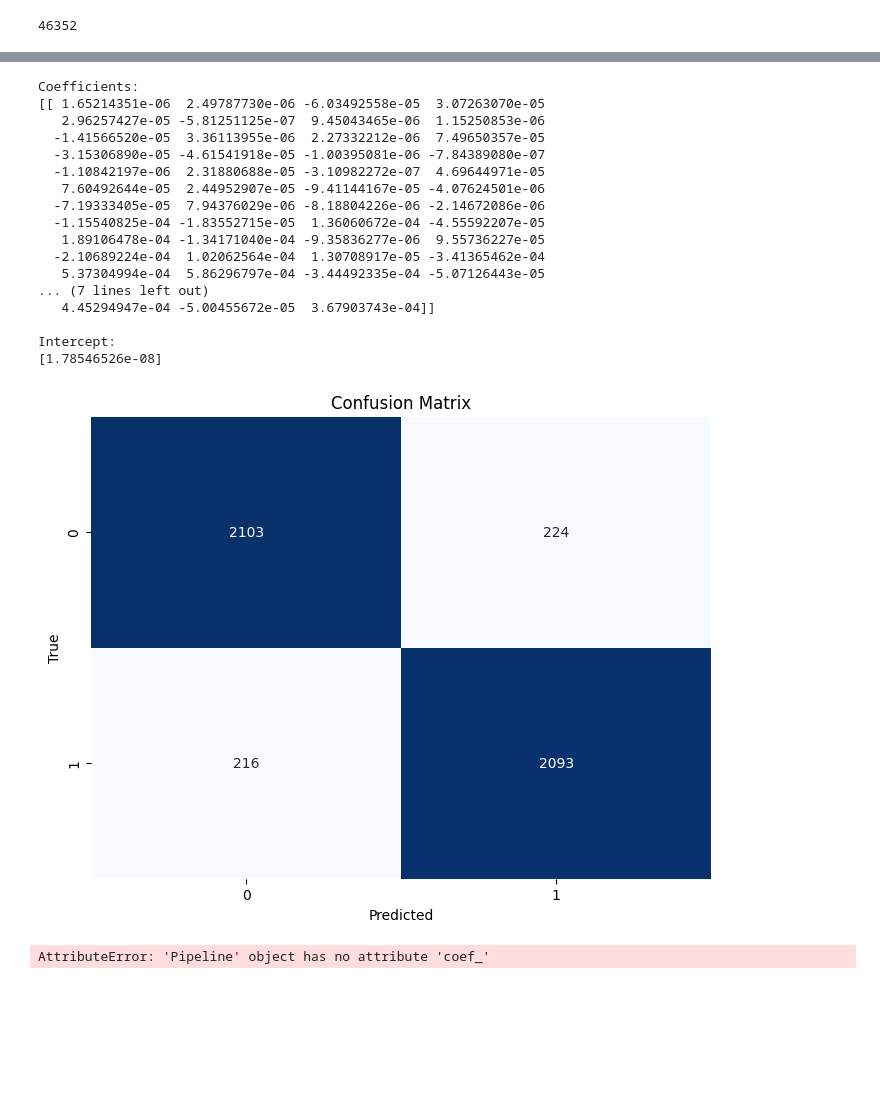
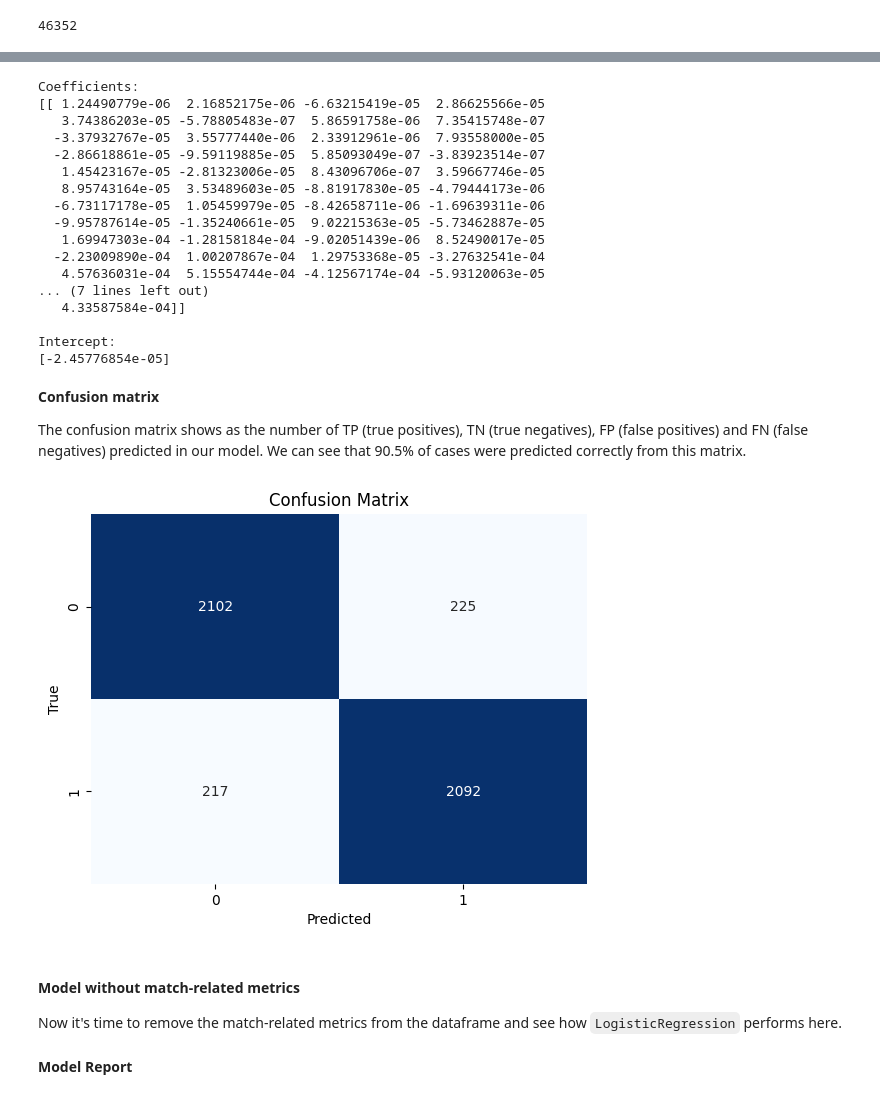
Before and after one commit to komorn/Data-Science-report, a Jupyter notebook: tennis_matches_exploration.ipynb, the cells around one changed output, grey strips where cells are left out. Saved outputs shown, nothing was run; the diff lists cells and outputs as text; code cells hidden in the pictures; blank space fills up the shorter version.

Commit message:
Final report refinements

```diff
--- a/tennis_matches_exploration.ipynb
+++ b/tennis_matches_exploration.ipynb
@@ -895,6 +801,6 @@ These are: `score`, `higher_ranked_winner`, `num_games`.
 # %%
 columns_to_drop = ['match_num', 'tourney_id', 'tourney_name', 'winner_name', 'loser_name',
-                   'winner_ioc', 'loser_ioc', 'round', 'score', 'higher_ranked_winner', 'num_games']
+                   'winner_ioc', 'loser_ioc', 'round', 'score', 'higher_ranked_winner', 'num_games', 'rank_difference', 'year']
 
 merged_df.drop(columns=columns_to_drop, inplace=True)
 # %% [markdown]
@@ -926,7 +838,7 @@ merged_df.shape[0]
 new_df = merged_df
 columns = merged_df.columns.values
 # %%
-col = np.r_[np.arange(0, 4), np.arange(10, 16), np.arange(4, 10), np.arange(16, 18), np.arange(27, 36), np.arange(18, 27),  np.arange(38, 40), np.arange(36, 38), np.arange(40, 42)]
+col = np.r_[np.arange(0, 4), np.arange(10, 16), np.arange(4, 10), np.arange(16, 18), np.arange(27, 36), np.arange(18, 27),  np.arange(38, 40), np.arange(36, 38)]
 merged_df.iloc[indexes] = merged_df[columns[col]].iloc[indexes]
 # %%
 target = np.ones(merged_df.shape[0])
@@ -1061,34 +973,40 @@ if hasattr(pipeline.named_steps['classifier'], 'coef_'):
     print(intercept)
 # %% [output]
 Coefficients:
-[[ 1.65214351e-06  2.49787730e-06 -6.03492558e-05  3.07263070e-05
-   2.96257427e-05 -5.81251125e-07  9.45043465e-06  1.15250853e-06
-  -1.41566520e-05  3.36113955e-06  2.27332212e-06  7.49650357e-05
-  -3.15306890e-05 -4.61541918e-05 -1.00395081e-06 -7.84389080e-07
-  -1.10842197e-06  2.31880688e-05 -3.10982272e-07  4.69644971e-05
-   7.60492644e-05  2.44952907e-05 -9.41144167e-05 -4.07624501e-06
-  -7.19333405e-05  7.94376029e-06 -8.18804226e-06 -2.14672086e-06
-  -1.15540825e-04 -1.83552715e-05  1.36060672e-04 -4.55592207e-05
-   1.89106478e-04 -1.34171040e-04 -9.35836277e-06  9.55736227e-05
-  -2.10689224e-04  1.02062564e-04  1.30708917e-05 -3.41365462e-04
-   5.37304994e-04  5.86296797e-04 -3.44492335e-04 -5.07126443e-05
+[[ 1.24490779e-06  2.16852175e-06 -6.63215419e-05  2.86625566e-05
+   3.74386203e-05 -5.78805483e-07  5.86591758e-06  7.35415748e-07
+  -3.37932767e-05  3.55777440e-06  2.33912961e-06  7.93558000e-05
+  -2.86618861e-05 -9.59119885e-05  5.85093049e-07 -3.83923514e-07
+   1.45423167e-05 -2.81323006e-05  8.43096706e-07  3.59667746e-05
+   8.95743164e-05  3.53489603e-05 -8.81917830e-05 -4.79444173e-06
+  -6.73117178e-05  1.05459979e-05 -8.42658711e-06 -1.69639311e-06
+  -9.95787614e-05 -1.35240661e-05  9.02215363e-05 -5.73462887e-05
+   1.69947303e-04 -1.28158184e-04 -9.02051439e-06  8.52490017e-05
+  -2.23009890e-04  1.00207867e-04  1.29753368e-05 -3.27632541e-04
+   4.57636031e-04  5.15554744e-04 -4.12567174e-04 -5.93120063e-05
 ... (7 lines left out)
-   4.45294947e-04 -5.00455672e-05  3.67903743e-04]]
+   4.33587584e-04]]
 
 Intercept:
-[1.78546526e-08]
+[-2.45776854e-05]
+# %% [markdown]
+**Confusion matrix**
+
+The confusion matrix shows as the number of TP (true positives), TN (true negatives), FP (false positives) and FN (false negatives) predicted in our model. We can see that 90.5% of cases were predicted correctly from this matrix.
 # %%
 import seaborn as sns
 
-plt.figure(figsize=(8, 6))
+plt.figure(figsize=(6.4, 4.8))
 sns.heatmap(confusion_mat, annot=True, fmt='d', cmap='Blues', cbar=False)
 plt.title('Confusion Matrix')
 plt.xlabel('Predicted')
 plt.ylabel('True')
 plt.show()
 # %% [output]
-[figure, old version]
+[figure, new version]
-# %%
-pipeline.coef_()
-# %% [output]
-AttributeError: 'Pipeline' object has no attribute 'coef_'
+# %% [markdown]
+#### Model without match-related metrics
+
+Now it's time to remove the match-related metrics from the dataframe and see how `LogisticRegression` performs here.
+# %% [markdown]
+**Model Report**
```
Also changed, not shown: parts of 51 cells of this notebook.
